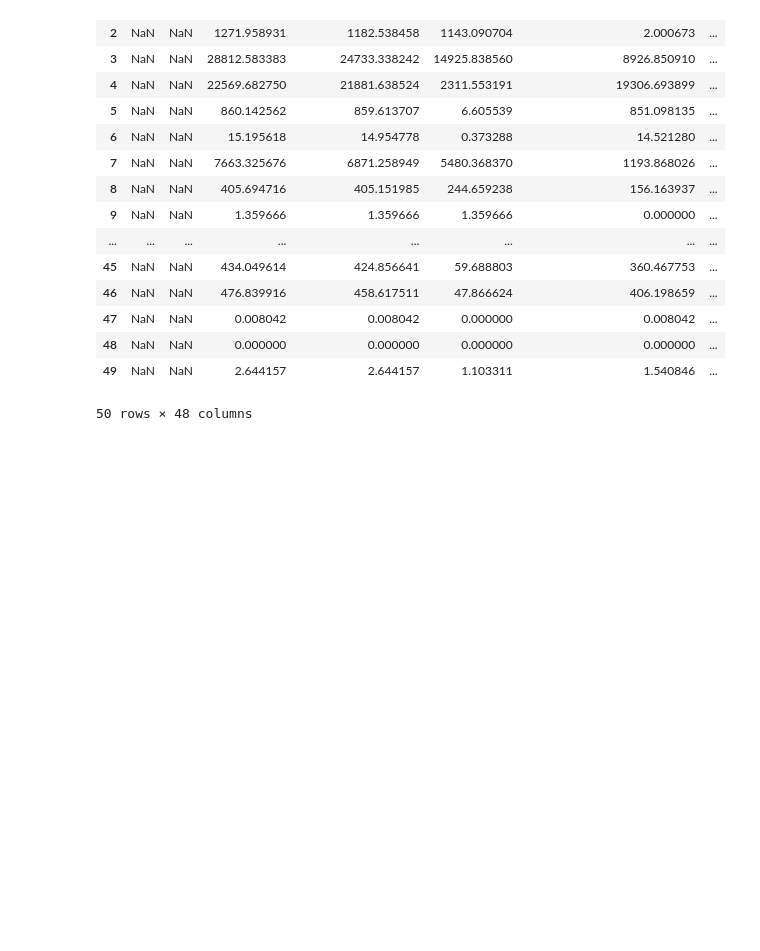
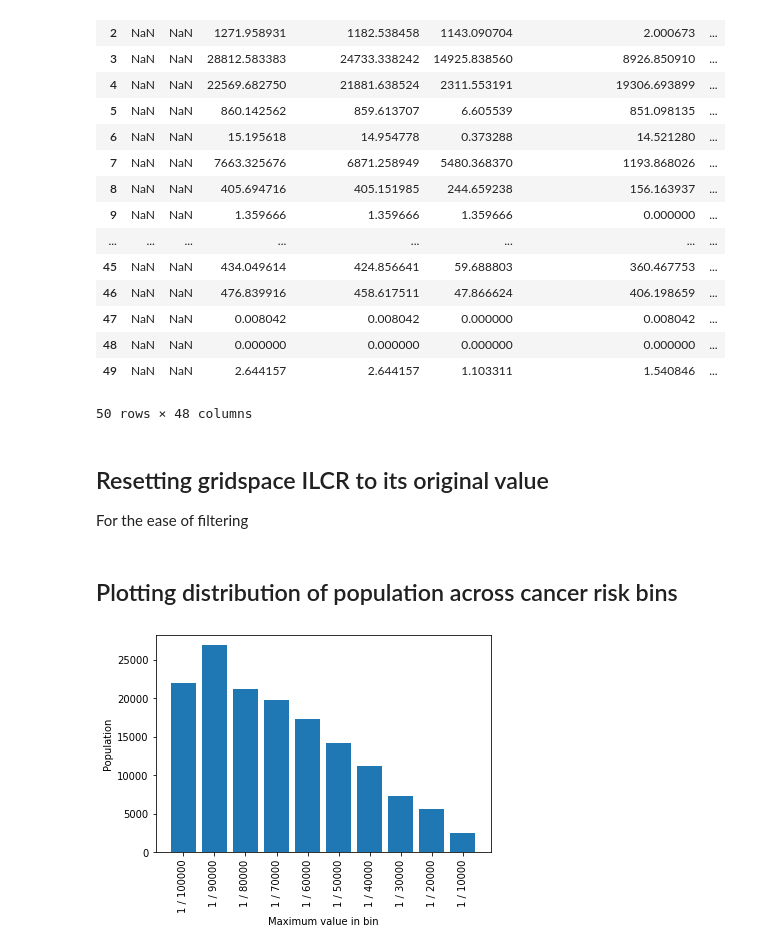
Before and after one commit to jasondamico/d3-visualizations, a Jupyter notebook: propublica_hotspots/eda/cancer_risk_distribution.ipynb, the cells around one changed output. Saved outputs shown, nothing was run; the diff lists cells and outputs as text; code cells hidden in the pictures; blank space fills up the shorter version.

Commit message:
Create histogram binning grids by cancer risk
Shows the total population of each bin group

```diff
--- a/propublica_hotspots/eda/cancer_risk_distribution.ipynb
+++ b/propublica_hotspots/eda/cancer_risk_distribution.ipynb
@@ -44,3 +44,32 @@ hotspots_df
 | 48 | NaN | NaN | 0.000000 | 0.000000 | 0.000000 | 0.000000 | ... |
 | 49 | NaN | NaN | 2.644157 | 2.644157 | 1.103311 | 1.540846 | ... |
 50 rows × 48 columns
+# %% [markdown]
+## Resetting gridspace ILCR to its original value
+For the ease of filtering
+# %%
+gridspaces_df["ilcr"] = gridspaces_df["ilcr"] / 10000
+# %% [markdown]
+## Plotting distribution of population across cancer risk bins
+# %%
+bins = [(1 / ((10 - i) * 10000)) for i in range(10)] + [1]
+# %%
+from math import ceil
+
+labels = []
+data = []
+
+for i in range(len(bins) - 1):
+    bin_str = "1 / " + str(ceil((1 / bins[i])))
+    bin_group = gridspaces_df.loc[(gridspaces_df["ilcr"] >= bins[i]) & (gridspaces_df["ilcr"] < bins[i + 1])]
+
+    data.append(bin_group["Total"].sum())
+    labels.append(bin_str)
+
+plt.bar(labels, data)
+plt.xticks(rotation=90)
+plt.xlabel("Maximum value in bin")
+plt.ylabel("Population")
+plt.show()
+# %% [output]
+[figure, added]
```
